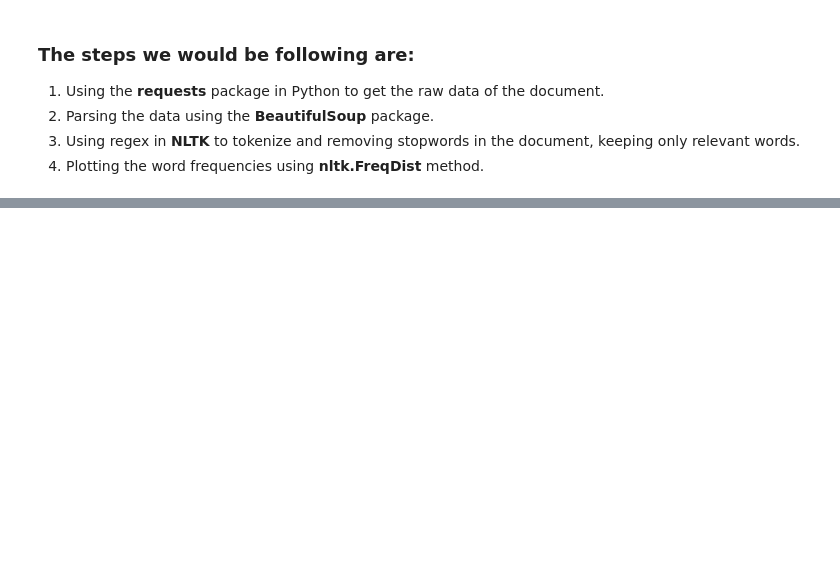
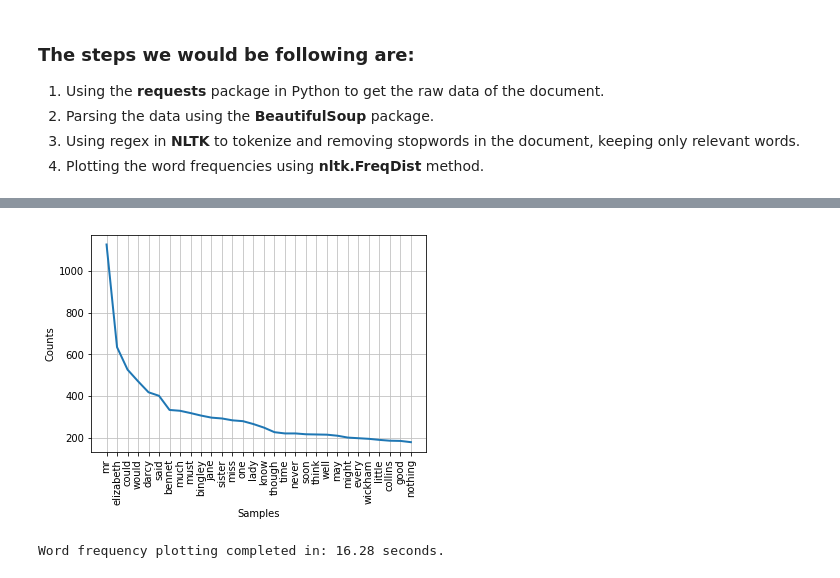
Before and after one commit to skhiearth/Word-Frequency, a Jupyter notebook: Word Frequency.ipynb, the cells around one changed output, grey strips where cells are left out. Drawn from its saved outputs; the diff is of its cells as text; code cells hidden in the pictures; blank space fills up the shorter version.

```diff
--- a/Word Frequency.ipynb
+++ b/Word Frequency.ipynb
@@ -46,6 +45,8 @@ def clean_text(text):
 # %%
-def plot_word_freq(path_to_document):
+def word_frequency(path_to_document):
     '''Function to fetch any document off Project Gutenberg and plot a Frequency Distribution Graph of the words.'''
+
+    start = time.time()
 
     # Using the requests package in Python to get the raw data of the document
     r_out = requests.get(path_to_document)
@@ -58,8 +59,18 @@ def plot_word_freq(path_to_document):
     doc_text = bf_out.get_text()
 
     # Calling the clean_text function to clean the text
-    clean_text(doc_text)
+    words = clean_text(doc_text)
 
     # Creating the frequency distribution and plotting it.
-    freqdist1 = nltk.FreqDist(words_ns)
-    freqdist1.plot(25)
+    freqdist1 = nltk.FreqDist(words)
+    freqdist1.plot(30)
+
+    end = time.time()
+    total = end - start
+    print("Word frequency plotting completed in: %.2f seconds." % (total))
+# %%
+# Pride and Prejudice, by Jane Austen
+word_frequency("https://www.gutenberg.org/files/1342/1342-h/1342-h.htm")
+# %% [output]
+[figure, added]
+Word frequency plotting completed in: 16.28 seconds.
```
Also changed, not shown: parts of 6 cells of this notebook.
